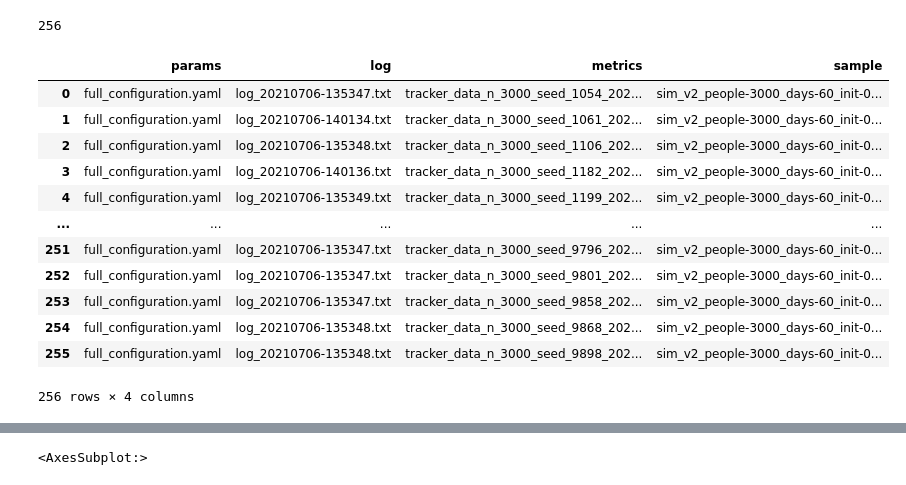
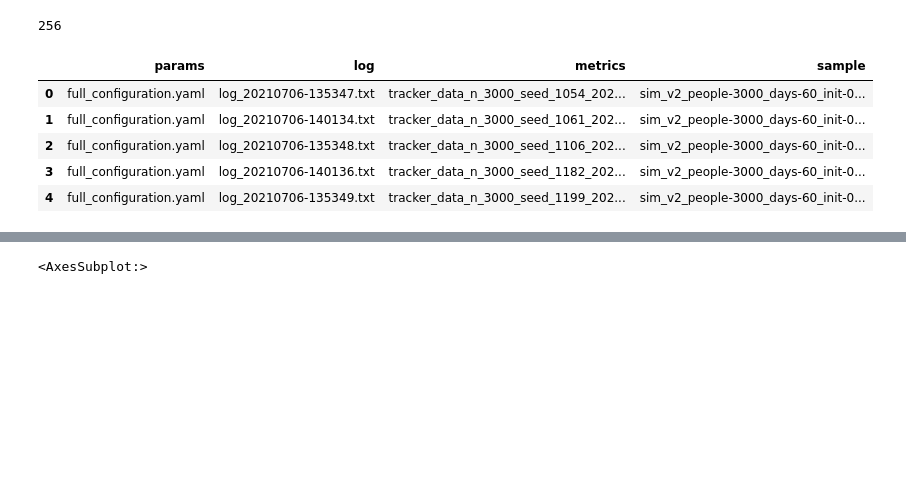
Before and after one commit to luismangubat/kingston-abm, a Jupyter notebook: experiments/notebooks/val-2.ipynb, the cells around one changed output, grey strips where cells are left out. Drawn from its saved outputs; the diff is of its cells as text; code cells hidden in the pictures; blank space fills up the shorter version.

```diff
--- a/experiments/notebooks/val-2.ipynb
+++ b/experiments/notebooks/val-2.ipynb
@@ -125,25 +144,18 @@ len(samples)
 # %%
 import pandas as pd
 
 data = [os.listdir(f'../data/{run_id}/{s}') for s in samples]
 
 data_df = pd.DataFrame(data, columns=['params', 'log', 'metrics'])
 data_df['sample'] = samples
-data_df
+data_df.head()
 # %% [output]
 |  | params | log | metrics | sample |
 | 0 | full_configuration.yaml | log_20210706-135347.txt | tracker_data_n_3000_seed_1054_202... | sim_v2_people-3000_days-60_init-0... |
 | 1 | full_configuration.yaml | log_20210706-140134.txt | tracker_data_n_3000_seed_1061_202... | sim_v2_people-3000_days-60_init-0... |
 | 2 | full_configuration.yaml | log_20210706-135348.txt | tracker_data_n_3000_seed_1106_202... | sim_v2_people-3000_days-60_init-0... |
 | 3 | full_configuration.yaml | log_20210706-140136.txt | tracker_data_n_3000_seed_1182_202... | sim_v2_people-3000_days-60_init-0... |
 | 4 | full_configuration.yaml | log_20210706-135349.txt | tracker_data_n_3000_seed_1199_202... | sim_v2_people-3000_days-60_init-0... |
-| ... | ... | ... | ... | ... |
-| 251 | full_configuration.yaml | log_20210706-135347.txt | tracker_data_n_3000_seed_9796_202... | sim_v2_people-3000_days-60_init-0... |
-| 252 | full_configuration.yaml | log_20210706-135347.txt | tracker_data_n_3000_seed_9801_202... | sim_v2_people-3000_days-60_init-0... |
-| 253 | full_configuration.yaml | log_20210706-135347.txt | tracker_data_n_3000_seed_9858_202... | sim_v2_people-3000_days-60_init-0... |
-| 254 | full_configuration.yaml | log_20210706-135348.txt | tracker_data_n_3000_seed_9868_202... | sim_v2_people-3000_days-60_init-0... |
-| 255 | full_configuration.yaml | log_20210706-135348.txt | tracker_data_n_3000_seed_9898_202... | sim_v2_people-3000_days-60_init-0... |
-256 rows × 4 columns
 # %%
 import pickle
 
```
Also changed, not shown: parts of 44 cells of this notebook.
